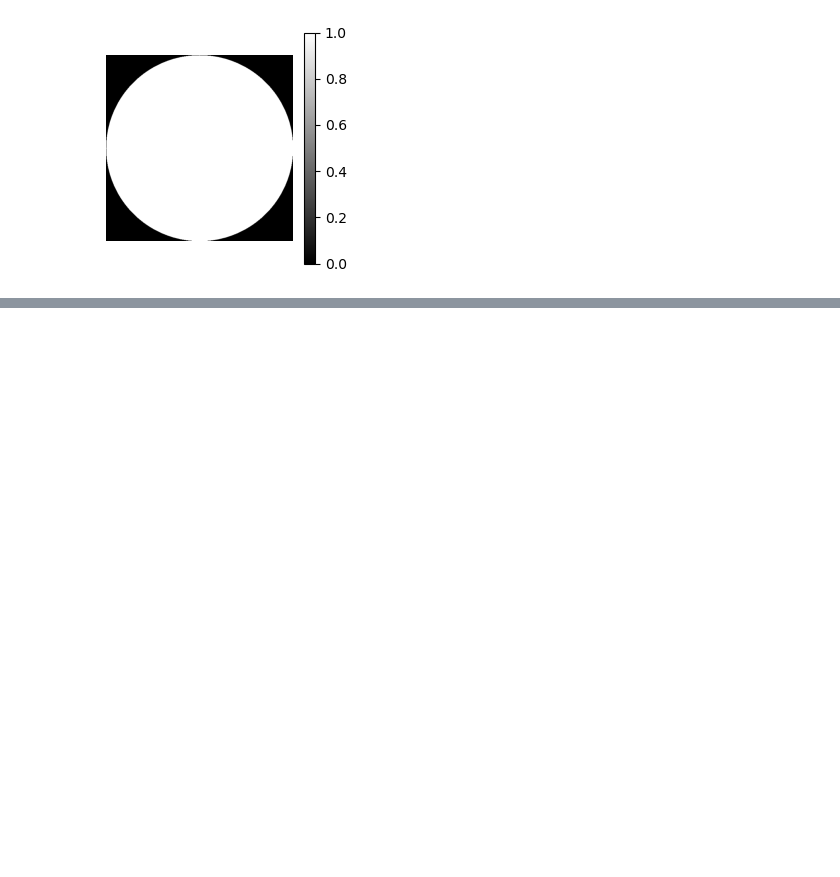
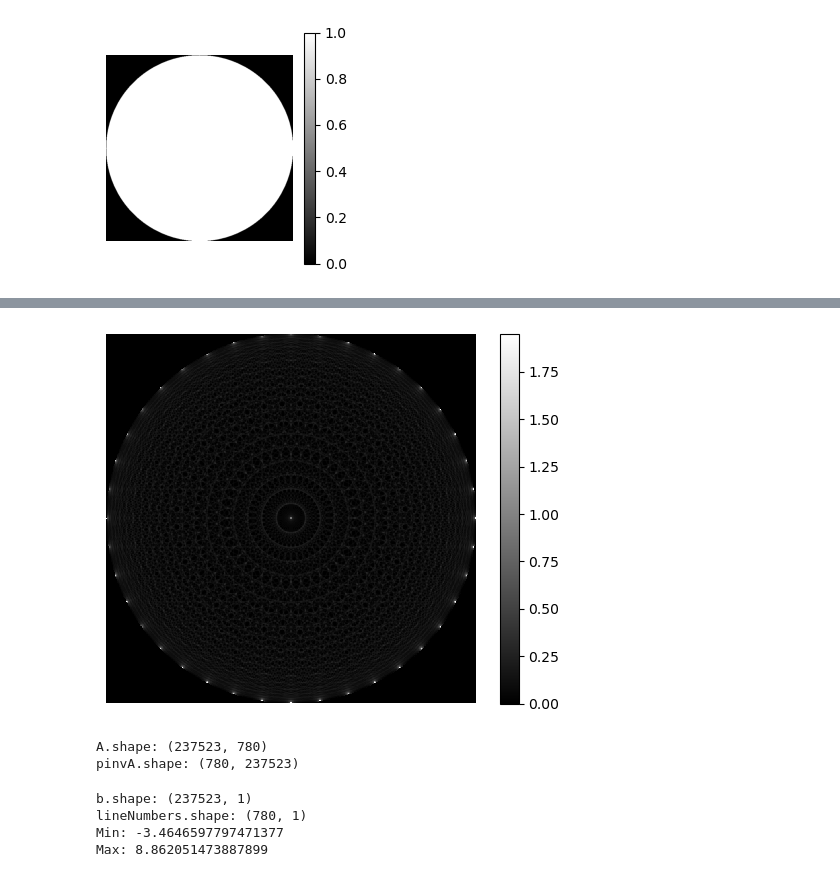
Before and after one commit to pooleya19/StringArt, a Jupyter notebook: MakeLines.ipynb, the cells around one changed output, grey strips where cells are left out. Saved outputs shown, nothing was run; the diff lists cells and outputs as text; code cells hidden in the pictures; blank space fills up the shorter version.

```diff
--- a/MakeLines.ipynb
+++ b/MakeLines.ipynb
@@ -118,0 +203,52 @@ print(type(a),type(b))
+# %%
+lineStrength = 0.05
+
+def plotLines(lineNumbers, minThresh = -np.inf, maxThresh = np.inf):
+    boardFlat = np.zeros(imageShapeFlat)
+    boardFlat[0] = 1 # Set range
+
+    # Iterate through each line and plot
+    for lineIndex in range(numLines):
+        lineWeight = lineWeights[lineIndex]
+        lineNumber = lineNumbers[lineIndex]
+
+        boardFlat[maskInd] += lineStrength*lineNumber*lineWeight
+
+    # Enforce bounds
+    boardFlat[boardFlat < minThresh] = minThresh
+    boardFlat[boardFlat > maxThresh] = maxThresh
+
+    # Plot
+    board = np.reshape(boardFlat, imageShape)
+    plt.imshow(board, cmap='gray', extent=[-1,1,-1,1], interpolation='none')
+    plt.axis('off')
+    plt.colorbar()
+    # plt.show()
+# %%
+plotLines(np.ones(numLines))
+# %% [output]
+[figure, added]
+# %%
+# Create optimization problem, using pseudo-inverse
+
+A = np.vstack(lineWeights).T * lineStrength
+print("A.shape:", A.shape)
+pinvA = np.linalg.pinv(A)
+print("pinvA.shape:", pinvA.shape)
+# %% [output]
+A.shape: (237523, 780)
+pinvA.shape: (780, 237523)
+# %%
+b = imageflat[maskInd]
+b = np.atleast_2d(b).T
+print("b.shape:", b.shape)
+
+pInv_lineNumbers = np.dot(pinvA,b)
+print("lineNumbers.shape:", pInv_lineNumbers.shape)
+print("Min:", np.min(pInv_lineNumbers))
+print("Max:", np.max(pInv_lineNumbers))
+# %% [output]
+b.shape: (237523, 1)
+lineNumbers.shape: (780, 1)
+Min: -3.4646597797471377
+Max: 8.862051473887899
```
Also changed, not shown: parts of 10 cells of this notebook.
